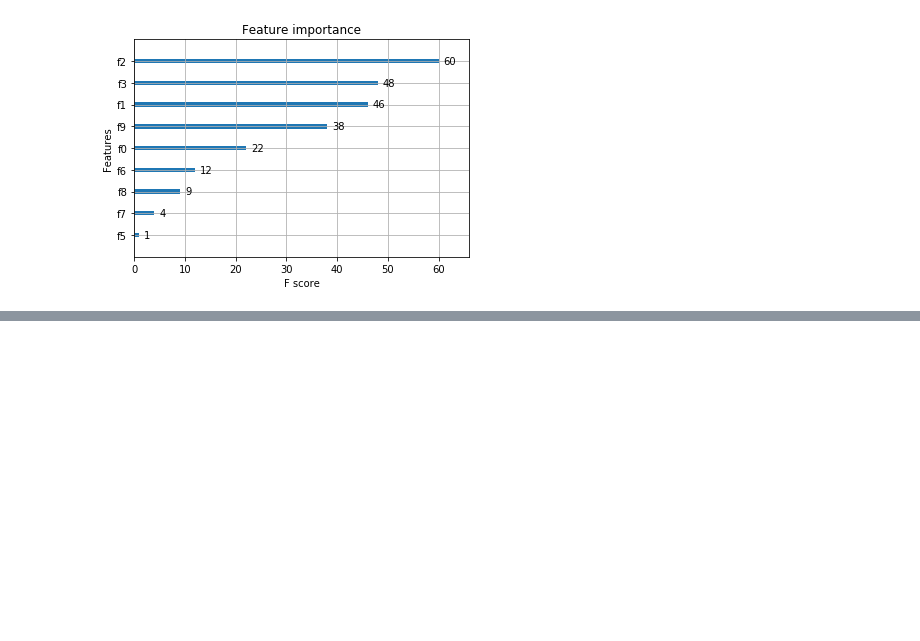
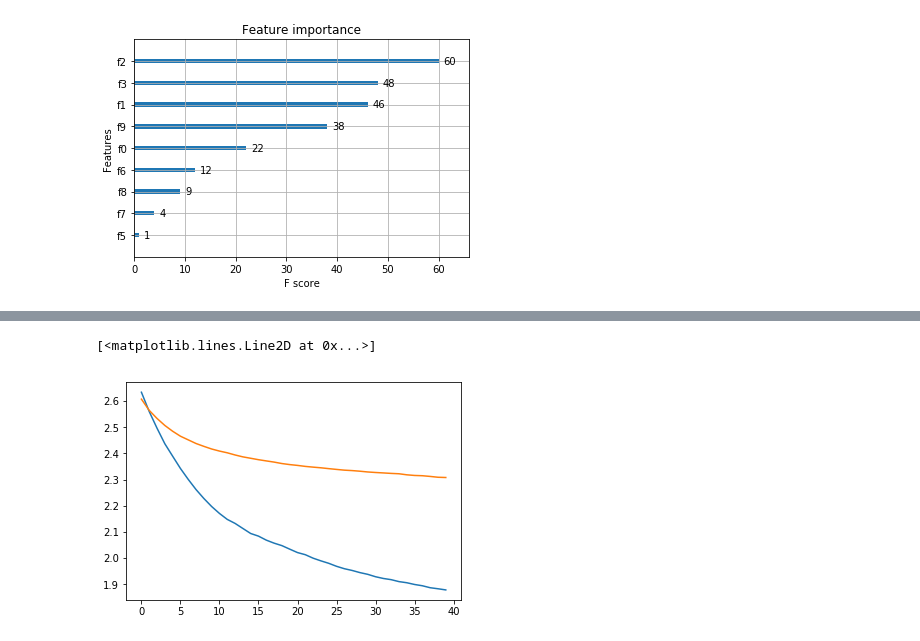
Before and after one commit to Batmobil/htwdsc, a Jupyter notebook: EDA_1st_week.ipynb, the cells around one changed output, grey strips where cells are left out. Cells and saved outputs as stored; diff of their text form; code cells hidden in the pictures; blank space fills up the shorter version.

Commit message:
xgboost cross validation with shuffle and num iter = 100

```diff
--- a/EDA_1st_week.ipynb
+++ b/EDA_1st_week.ipynb
@@ -302,7 +301,7 @@ dall = xgb.DMatrix(train_xgb.values, target_xgb.values)
 # %%
 # dtest = xgb.DMatrix('demo/data/agaricus.txt.test')
 # specify parameters via map
-param = {'max_depth':7, 'eta':0.1, 'silent':1, 'objective':'reg:linear' }
+param = {'max_depth':7, 'eta':0.1, 'silent':0, 'objective':'reg:linear' }
 num_round = 2
 bst = xgb.train(param, dtrain, num_round)
 # make prediction
@@ -335,0 +327,3 @@ AttributeError: 'DMatrix' object has no attribute 'handle'
+# %%
+cvresult = xgb.cv(param, dall, num_boost_round=40, nfold=5,
+            metrics='rmse', shuffle=True)
@@ -335,0 +350,6 @@ AttributeError: 'DMatrix' object has no attribute 'handle'
+# %%
+plt.plot(cvresult.index, cvresult['train-rmse-mean'])
+plt.plot(cvresult.index, cvresult['test-rmse-mean'])
+# %% [output]
+[<matplotlib.lines.Line2D at 0x...>]
+[figure, added]
```
Also changed, not shown: parts of 8 cells of this notebook.
